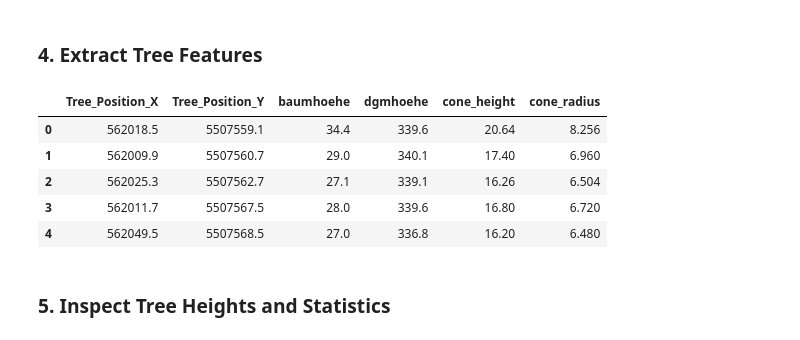
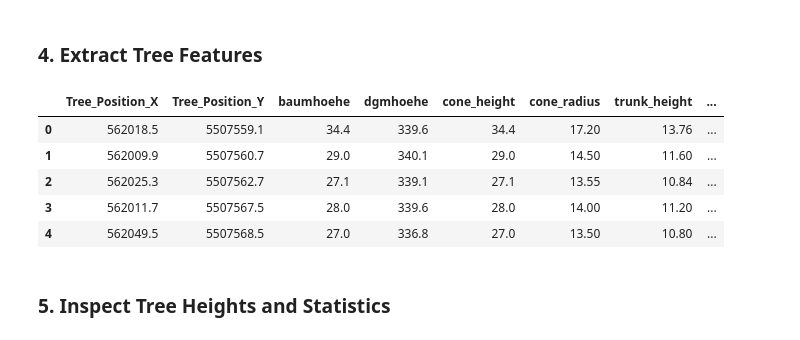
Before and after one commit to Ahsan398/Solar-Shading-Analysis-of-a-Building-Roof-with-3D-Ray-Tracing, a Jupyter notebook: TreeData.ipynb, the cells around one changed output. Saved outputs shown, nothing was run; the diff lists cells and outputs as text; code cells hidden in the pictures.

Commit message:
two logics for tree one with considering trunk and other is just radius and tree height

```diff
--- a/TreeData.ipynb
+++ b/TreeData.ipynb
@@ -51,3 +51,12 @@ display(trees_gdf[["geometry", "baumhoehe", "dgmhoehe", "trunk_height", "cone_he
 | 2 | POINT (562025.3 5507562.7) | 27.1 | 339.1 | 10.84 | 16.26 | 6.504 |
 | 3 | POINT (562011.7 5507567.5) | 28.0 | 339.6 | 11.20 | 16.80 | 6.720 |
 | 4 | POINT (562049.5 5507568.5) | 27.0 | 336.8 | 10.80 | 16.20 | 6.480 |
+# %%
+# Copy the cone radius from the trunk-based model to a separate column 'cone_radius_with_trunk'.
+trees_gdf['cone_radius_with_trunk'] = trees_gdf['cone_radius']
+# Set the cone height to be equal to the total tree height (baumhoehe) for the cone-only model.
+trees_gdf['cone_height'] = trees_gdf['baumhoehe']
+# Calculate the cone radius without considering the trunk (cone-only logic).
+trees_gdf['cone_radius'] = trees_gdf['cone_height'] * 0.5
+# Display a preview of the columns: geometry, baumhoehe, dgmhoehe, cone_height, cone_radius, and cone_radius_with_trunk.
+display(trees_gdf[['geometry', 'baumhoehe', 'dgmhoehe', 'cone_height', 'cone_radius', 'cone_radius_with_trunk']].head())
@@ -78,17 +94,20 @@ plt.show()
 # %%
 trees_filtered['Tree_Position_X'] = trees_filtered.geometry.x
 trees_filtered['Tree_Position_Y'] = trees_filtered.geometry.y
 
-columns_to_keep = ['Tree_Position_X', 'Tree_Position_Y', 'baumhoehe', 'dgmhoehe', 'cone_height', 'cone_radius']
+columns_to_keep = [
+    'Tree_Position_X', 'Tree_Position_Y', 'baumhoehe', 'dgmhoehe',
+    'cone_height', 'cone_radius', 'trunk_height', 'cone_radius_with_trunk'
+]
 trees_filtered = trees_filtered[columns_to_keep]
 trees_filtered.head()
 # %% [output]
-|  | Tree_Position_X | Tree_Position_Y | baumhoehe | dgmhoehe | cone_height | cone_radius |
-| 0 | 562018.5 | 5507559.1 | 34.4 | 339.6 | 20.64 | 8.256 |
-| 1 | 562009.9 | 5507560.7 | 29.0 | 340.1 | 17.40 | 6.960 |
-| 2 | 562025.3 | 5507562.7 | 27.1 | 339.1 | 16.26 | 6.504 |
-| 3 | 562011.7 | 5507567.5 | 28.0 | 339.6 | 16.80 | 6.720 |
-| 4 | 562049.5 | 5507568.5 | 27.0 | 336.8 | 16.20 | 6.480 |
+|  | Tree_Position_X | Tree_Position_Y | baumhoehe | dgmhoehe | cone_height | cone_radius | trunk_height | ... |
+| 0 | 562018.5 | 5507559.1 | 34.4 | 339.6 | 34.4 | 17.20 | 13.76 | ... |
+| 1 | 562009.9 | 5507560.7 | 29.0 | 340.1 | 29.0 | 14.50 | 11.60 | ... |
+| 2 | 562025.3 | 5507562.7 | 27.1 | 339.1 | 27.1 | 13.55 | 10.84 | ... |
+| 3 | 562011.7 | 5507567.5 | 28.0 | 339.6 | 28.0 | 14.00 | 11.20 | ... |
+| 4 | 562049.5 | 5507568.5 | 27.0 | 336.8 | 27.0 | 13.50 | 10.80 | ... |
 # %% [markdown]
 ### 5. Inspect Tree Heights and Statistics
 # %%
```
Also changed, not shown: parts of 1 cell of this notebook.
